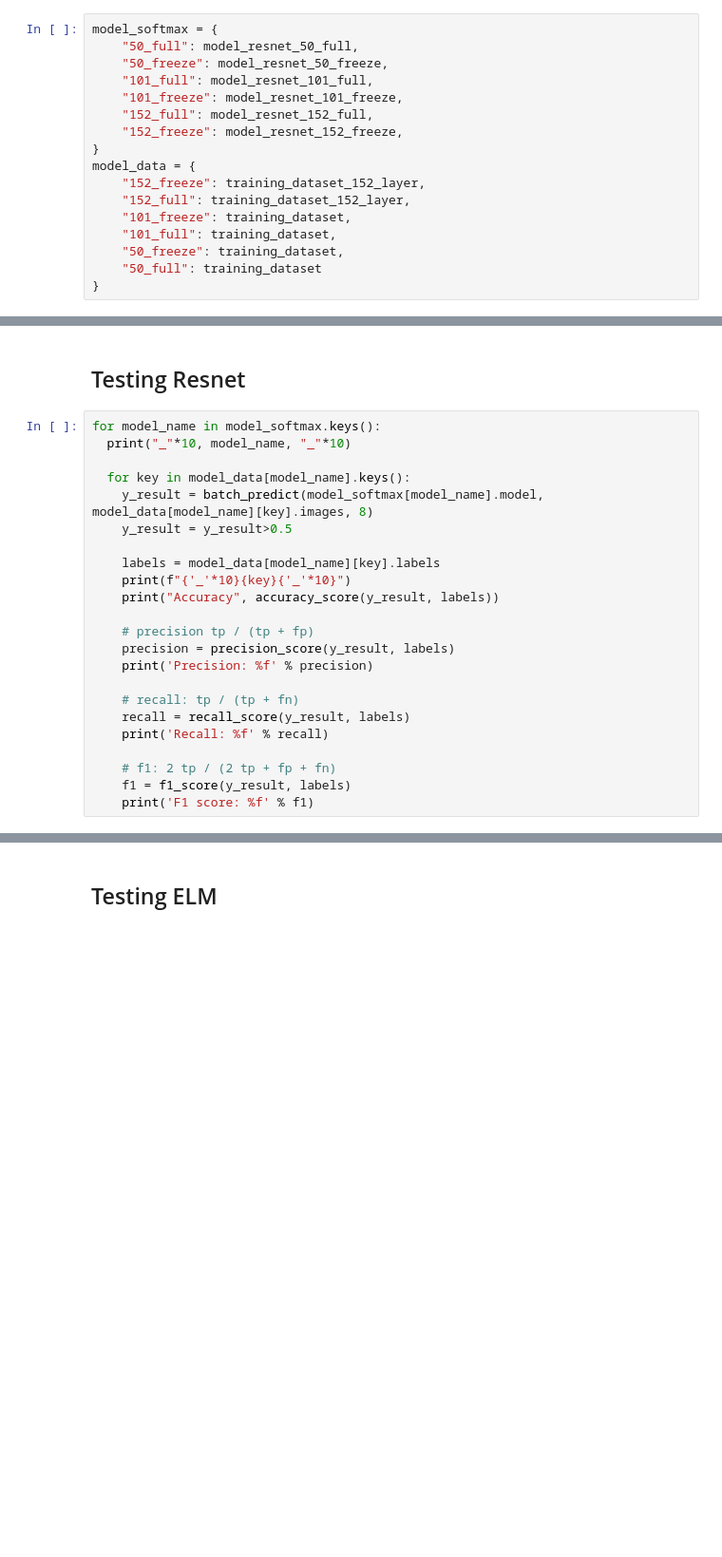
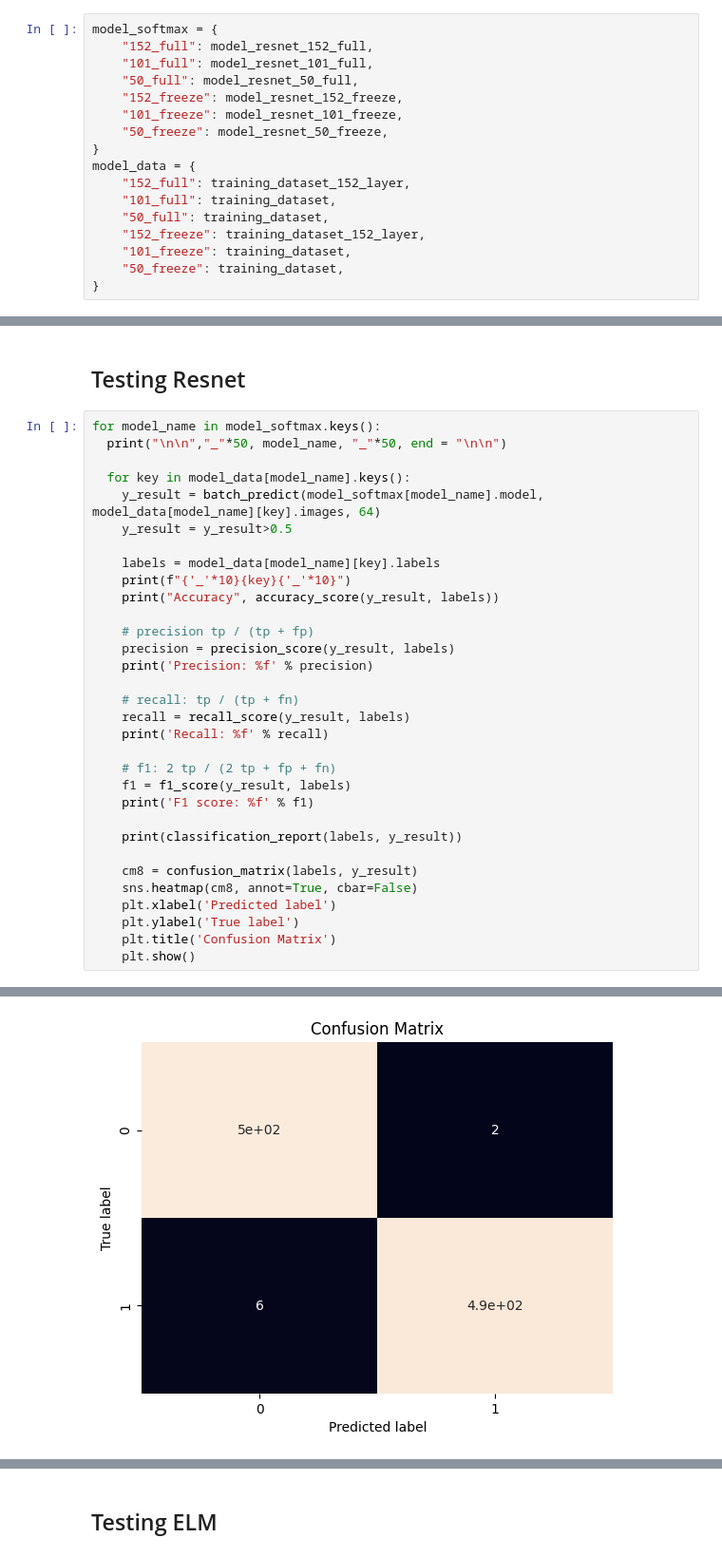
Before and after one commit to chandniagarwal/Gan_Classifier, a Jupyter notebook: notebooks/Sigmoid.ipynb, the cells around one changed output, grey strips where cells are left out. Shown at 95% size. Saved outputs shown, nothing was run; the diff lists cells and outputs as text; blank space fills up the shorter version.

```diff
--- a/notebooks/Sigmoid.ipynb
+++ b/notebooks/Sigmoid.ipynb
@@ -127,19 +145,19 @@ Running time: 1.7186 seconds
 # %%
 model_softmax = {
+    "152_full": model_resnet_152_full,
+    "101_full": model_resnet_101_full,
     "50_full": model_resnet_50_full,
+    "152_freeze": model_resnet_152_freeze,
+    "101_freeze": model_resnet_101_freeze,
     "50_freeze": model_resnet_50_freeze,
-    "101_full": model_resnet_101_full,
-    "101_freeze": model_resnet_101_freeze,
-    "152_full": model_resnet_152_full,
-    "152_freeze": model_resnet_152_freeze,
 }
 model_data = {
+    "152_full": training_dataset_152_layer,
+    "101_full": training_dataset,
+    "50_full": training_dataset,
     "152_freeze": training_dataset_152_layer,
-    "152_full": training_dataset_152_layer,
     "101_freeze": training_dataset,
-    "101_full": training_dataset,
     "50_freeze": training_dataset,
-    "50_full": training_dataset
 }
 # %% [markdown]
 ## Resnet Training
@@ -317,10 +335,10 @@ _________Loading Images__________
 ## Testing Resnet
 # %%
 for model_name in model_softmax.keys():
-  print("_"*10, model_name, "_"*10)
+  print("\n\n","_"*50, model_name, "_"*50, end = "\n\n")
 
   for key in model_data[model_name].keys():
-    y_result = batch_predict(model_softmax[model_name].model, model_data[model_name][key].images, 8)
+    y_result = batch_predict(model_softmax[model_name].model, model_data[model_name][key].images, 64)
     y_result = y_result>0.5
 
     labels = model_data[model_name][key].labels
@@ -338,4 +356,13 @@ for model_name in model_softmax.keys():
     # f1: 2 tp / (2 tp + fp + fn)
     f1 = f1_score(y_result, labels)
     print('F1 score: %f' % f1)
+
+    print(classification_report(labels, y_result))
+
+    cm8 = confusion_matrix(labels, y_result)
+    sns.heatmap(cm8, annot=True, cbar=False)
+    plt.xlabel('Predicted label')
+    plt.ylabel('True label')
+    plt.title('Confusion Matrix')
+    plt.show()
 # %% [output]
@@ -358,0 +384 @@ F1 score: 0.730410
+[figure, added]
```
Also changed, not shown: parts of 13 cells of this notebook, 1 other file.
